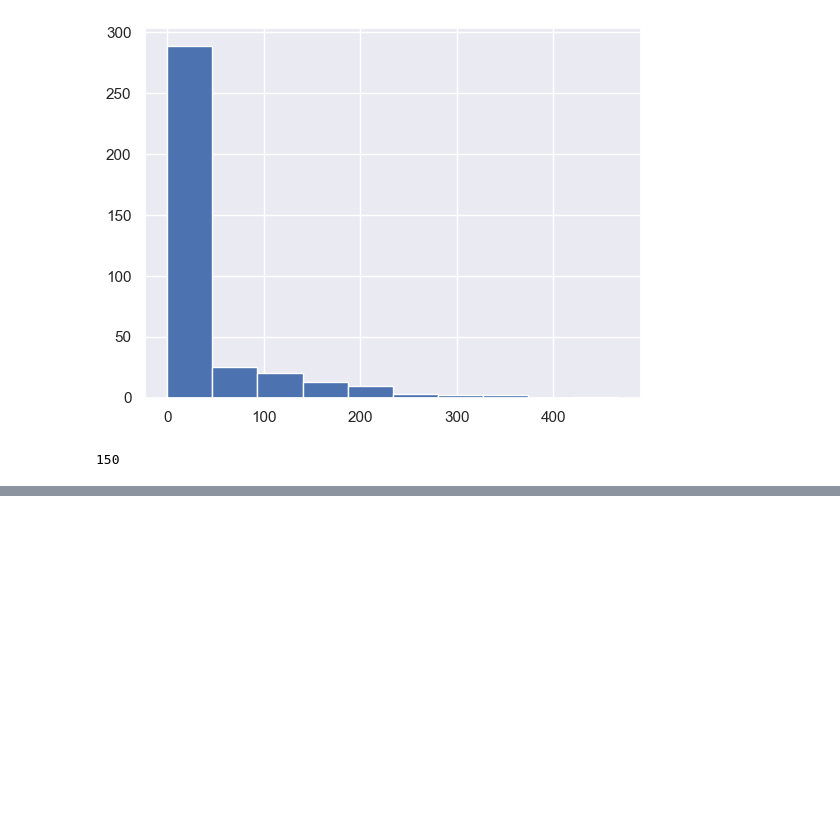
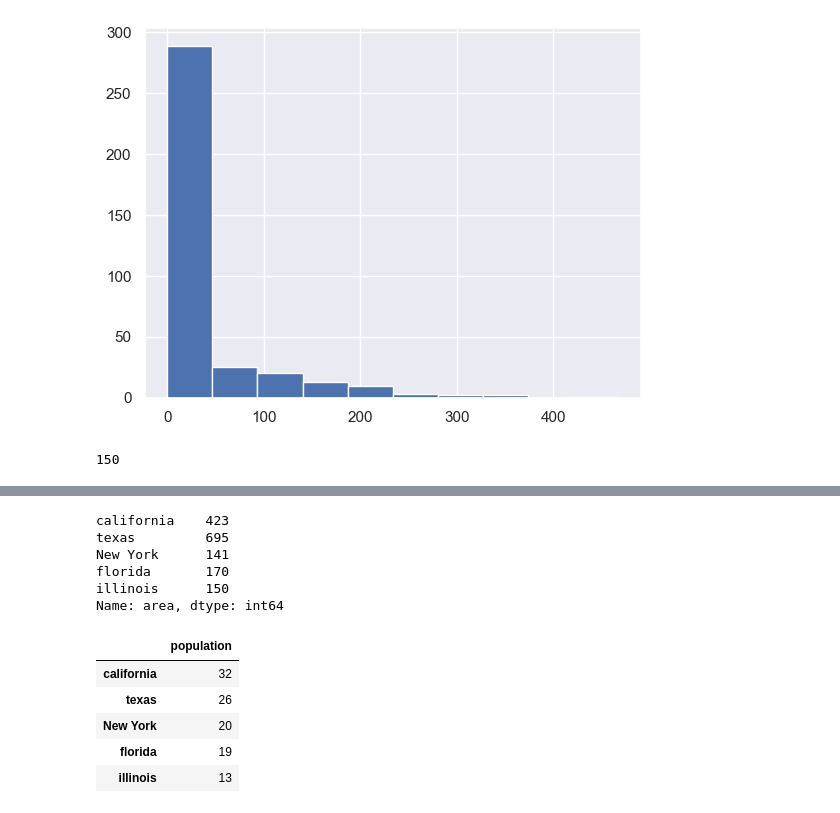
Before and after one commit to OtakuGod0/Data-Science, a Jupyter notebook: Python-Libraries/Pandas.ipynb, the cells around one changed output, grey strips where cells are left out. Saved outputs shown, nothing was run; the diff lists cells and outputs as text; code cells hidden in the pictures; blank space fills up the shorter version.

```diff
--- a/Python-Libraries/Pandas.ipynb
+++ b/Python-Libraries/Pandas.ipynb
@@ -69,0 +199,18 @@ with_rain
+# %%
+state["area"]
+# %% [output]
+california    423
+texas         695
+New York      141
+florida       170
+illinois      150
+Name: area, dtype: int64
+# %%
+pd.DataFrame(population, columns=['population']) # naming population
+# %% [output]
+|  | population |
+| california | 32 |
+| texas | 26 |
+| New York | 20 |
+| florida | 19 |
+| illinois | 13 |
```
Also changed, not shown: parts of 30 cells of this notebook, 3 other files.
